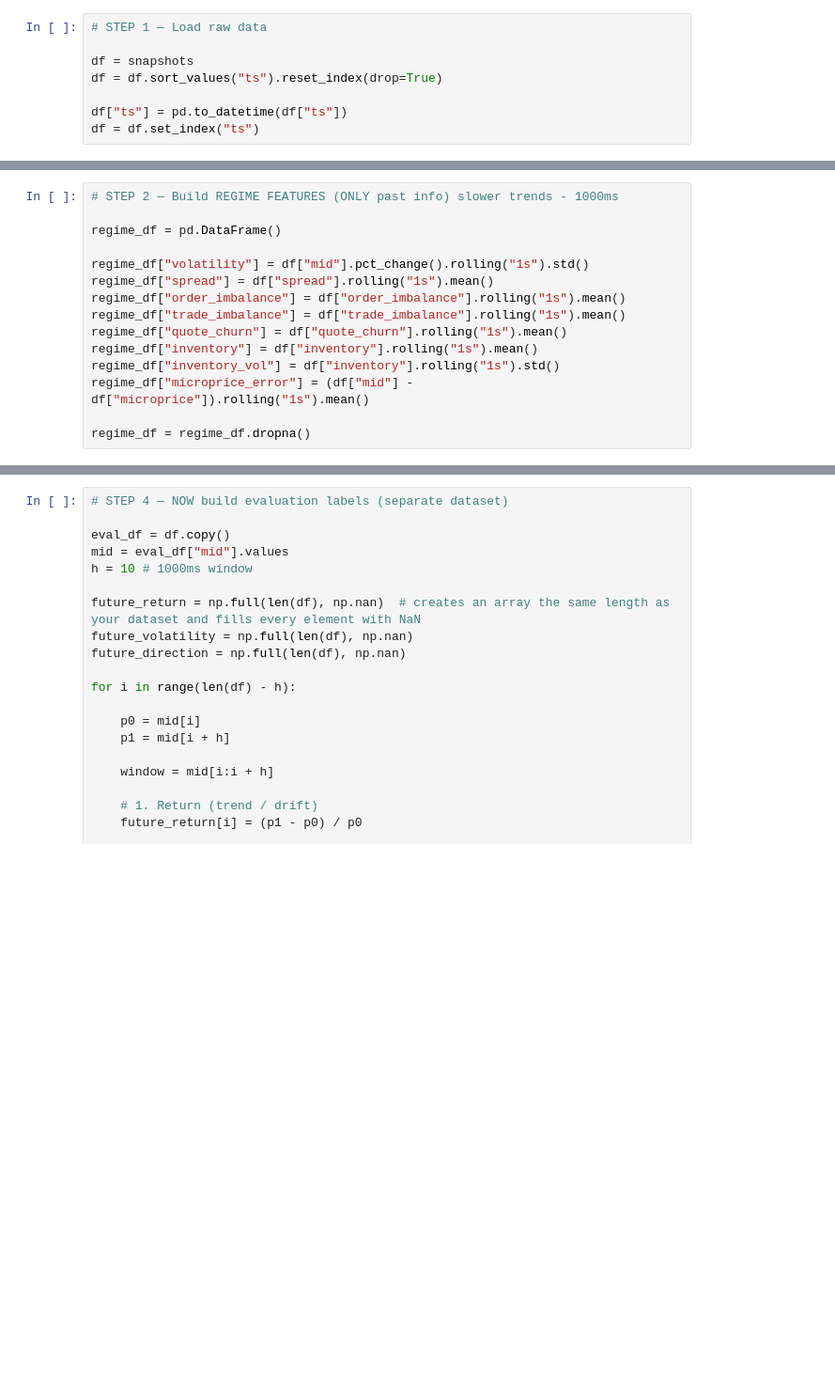
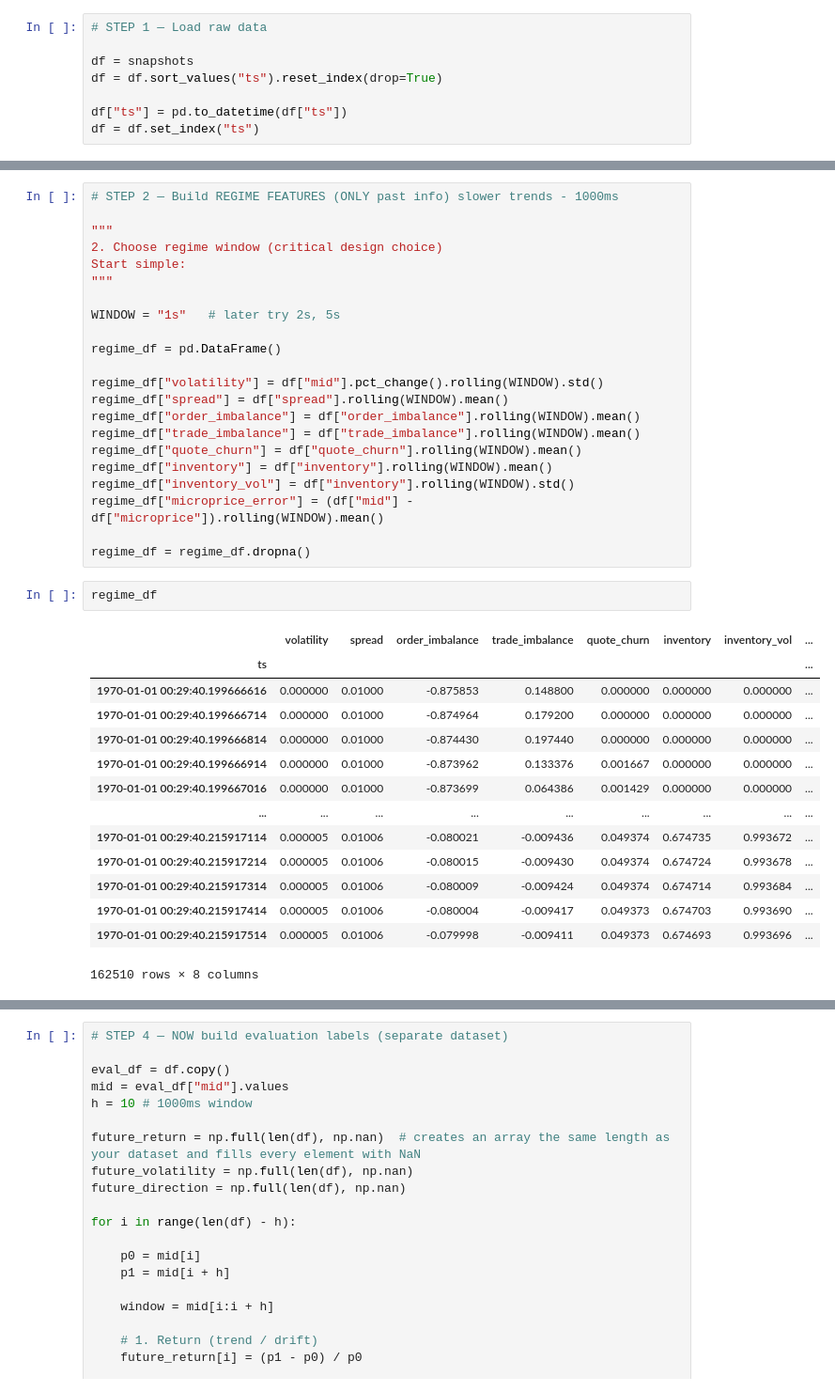
Before and after one commit to Briansim74/Market-Making-Research-Platform, a Jupyter notebook: mm_research_regime.ipynb, the cells around one changed output, grey strips where cells are left out. Shown at 94% size. Drawn from its saved outputs; the diff is of its cells as text; blank space fills up the shorter version.

```diff
--- a/mm_research_regime.ipynb
+++ b/mm_research_regime.ipynb
@@ -295,18 +50,42 @@ df = df.set_index("ts")
 # %%
 # STEP 2 — Build REGIME FEATURES (ONLY past info) slower trends - 1000ms
 
+"""
+2. Choose regime window (critical design choice)
+Start simple:
+"""
+
+WINDOW = "1s"   # later try 2s, 5s
+
 regime_df = pd.DataFrame()
 
-regime_df["volatility"] = df["mid"].pct_change().rolling("1s").std()
-regime_df["spread"] = df["spread"].rolling("1s").mean()
-regime_df["order_imbalance"] = df["order_imbalance"].rolling("1s").mean()
-regime_df["trade_imbalance"] = df["trade_imbalance"].rolling("1s").mean()
-regime_df["quote_churn"] = df["quote_churn"].rolling("1s").mean()
-regime_df["inventory"] = df["inventory"].rolling("1s").mean()
-regime_df["inventory_vol"] = df["inventory"].rolling("1s").std()
-regime_df["microprice_error"] = (df["mid"] - df["microprice"]).rolling("1s").mean()
+regime_df["volatility"] = df["mid"].pct_change().rolling(WINDOW).std()
+regime_df["spread"] = df["spread"].rolling(WINDOW).mean()
+regime_df["order_imbalance"] = df["order_imbalance"].rolling(WINDOW).mean()
+regime_df["trade_imbalance"] = df["trade_imbalance"].rolling(WINDOW).mean()
+regime_df["quote_churn"] = df["quote_churn"].rolling(WINDOW).mean()
+regime_df["inventory"] = df["inventory"].rolling(WINDOW).mean()
+regime_df["inventory_vol"] = df["inventory"].rolling(WINDOW).std()
+regime_df["microprice_error"] = (df["mid"] - df["microprice"]).rolling(WINDOW).mean()
 
 regime_df = regime_df.dropna()
+# %%
+regime_df
+# %% [output]
+|  | volatility | spread | order_imbalance | trade_imbalance | quote_churn | inventory | inventory_vol | ... |
+| ts |  |  |  |  |  |  |  | ... |
+| 1970-01-01 00:29:40.199666616 | 0.000000 | 0.01000 | -0.875853 | 0.148800 | 0.000000 | 0.000000 | 0.000000 | ... |
+| 1970-01-01 00:29:40.199666714 | 0.000000 | 0.01000 | -0.874964 | 0.179200 | 0.000000 | 0.000000 | 0.000000 | ... |
+| 1970-01-01 00:29:40.199666814 | 0.000000 | 0.01000 | -0.874430 | 0.197440 | 0.000000 | 0.000000 | 0.000000 | ... |
+| 1970-01-01 00:29:40.199666914 | 0.000000 | 0.01000 | -0.873962 | 0.133376 | 0.001667 | 0.000000 | 0.000000 | ... |
+| 1970-01-01 00:29:40.199667016 | 0.000000 | 0.01000 | -0.873699 | 0.064386 | 0.001429 | 0.000000 | 0.000000 | ... |
+| ... | ... | ... | ... | ... | ... | ... | ... | ... |
+| 1970-01-01 00:29:40.215917114 | 0.000005 | 0.01006 | -0.080021 | -0.009436 | 0.049374 | 0.674735 | 0.993672 | ... |
+| 1970-01-01 00:29:40.215917214 | 0.000005 | 0.01006 | -0.080015 | -0.009430 | 0.049374 | 0.674724 | 0.993678 | ... |
+| 1970-01-01 00:29:40.215917314 | 0.000005 | 0.01006 | -0.080009 | -0.009424 | 0.049374 | 0.674714 | 0.993684 | ... |
+| 1970-01-01 00:29:40.215917414 | 0.000005 | 0.01006 | -0.080004 | -0.009417 | 0.049373 | 0.674703 | 0.993690 | ... |
+| 1970-01-01 00:29:40.215917514 | 0.000005 | 0.01006 | -0.079998 | -0.009411 | 0.049373 | 0.674693 | 0.993696 | ... |
+162510 rows × 8 columns
 # %%
 # STEP 3 — Train regime model
 
```
Also changed, not shown: parts of 21 cells of this notebook, 20 other files.
